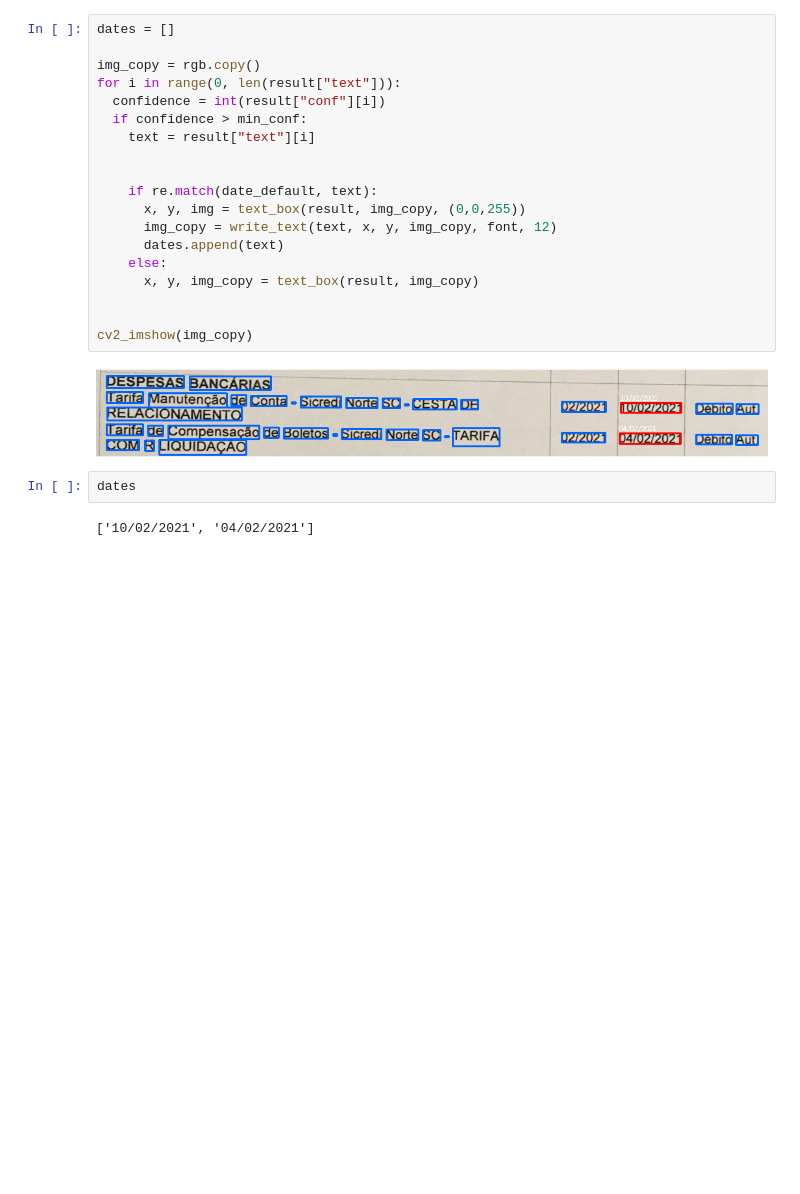
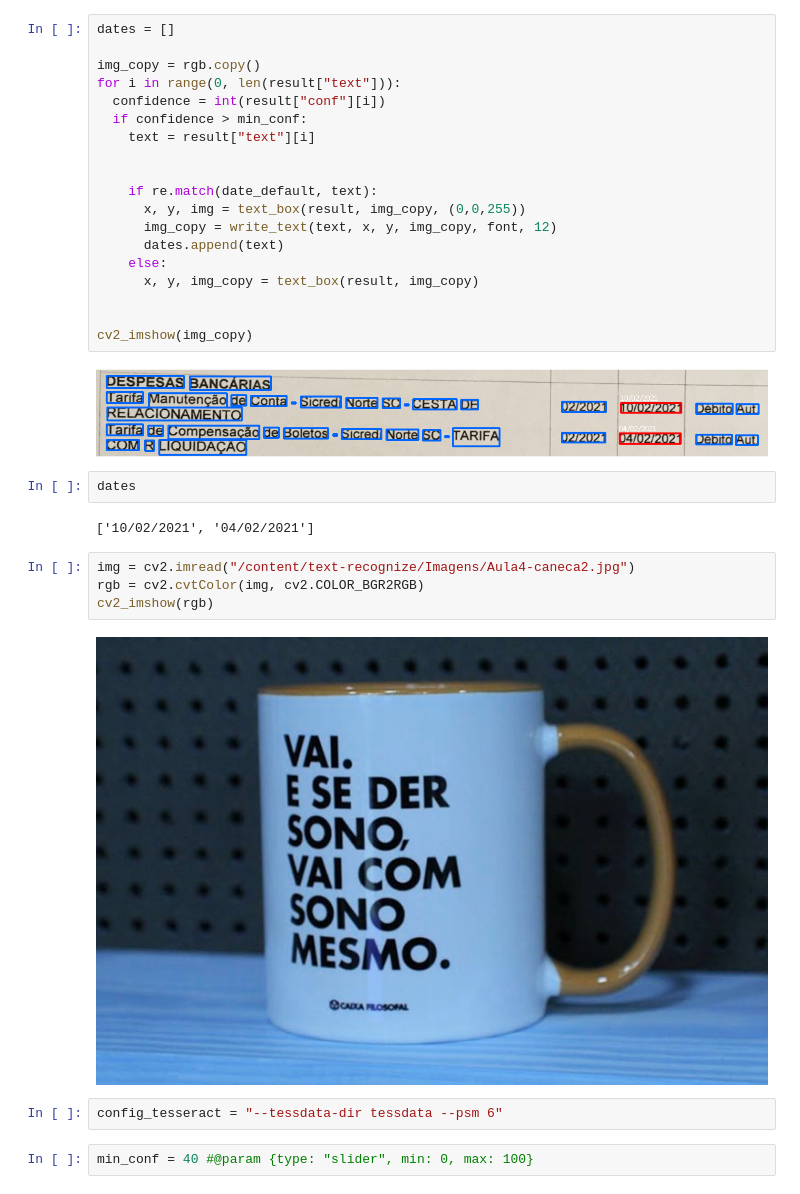
Before and after one commit to joseevitor/reconhecimento_de_texto_OCR_OpenCV, a Jupyter notebook: VisaoComputacional.ipynb, the cells around one changed output. Cells and saved outputs as stored; diff of their text form; blank space fills up the shorter version.

Commit message:
Usando regex pra cenários naturais, como na leitura da escrita em uma caneca

```diff
--- a/VisaoComputacional.ipynb
+++ b/VisaoComputacional.ipynb
@@ -519,3 +512,13 @@ cv2_imshow(img_copy)
 dates
 # %% [output]
 ['10/02/2021', '04/02/2021']
+# %%
+img = cv2.imread("/content/text-recognize/Imagens/Aula4-caneca2.jpg")
+rgb = cv2.cvtColor(img, cv2.COLOR_BGR2RGB)
+cv2_imshow(rgb)
+# %% [output]
+[figure, added]
+# %%
+config_tesseract = "--tessdata-dir tessdata --psm 6"
+# %%
+min_conf = 40 #@param {type: "slider", min: 0, max: 100}
```
Also changed, not shown: parts of 6 cells of this notebook.
